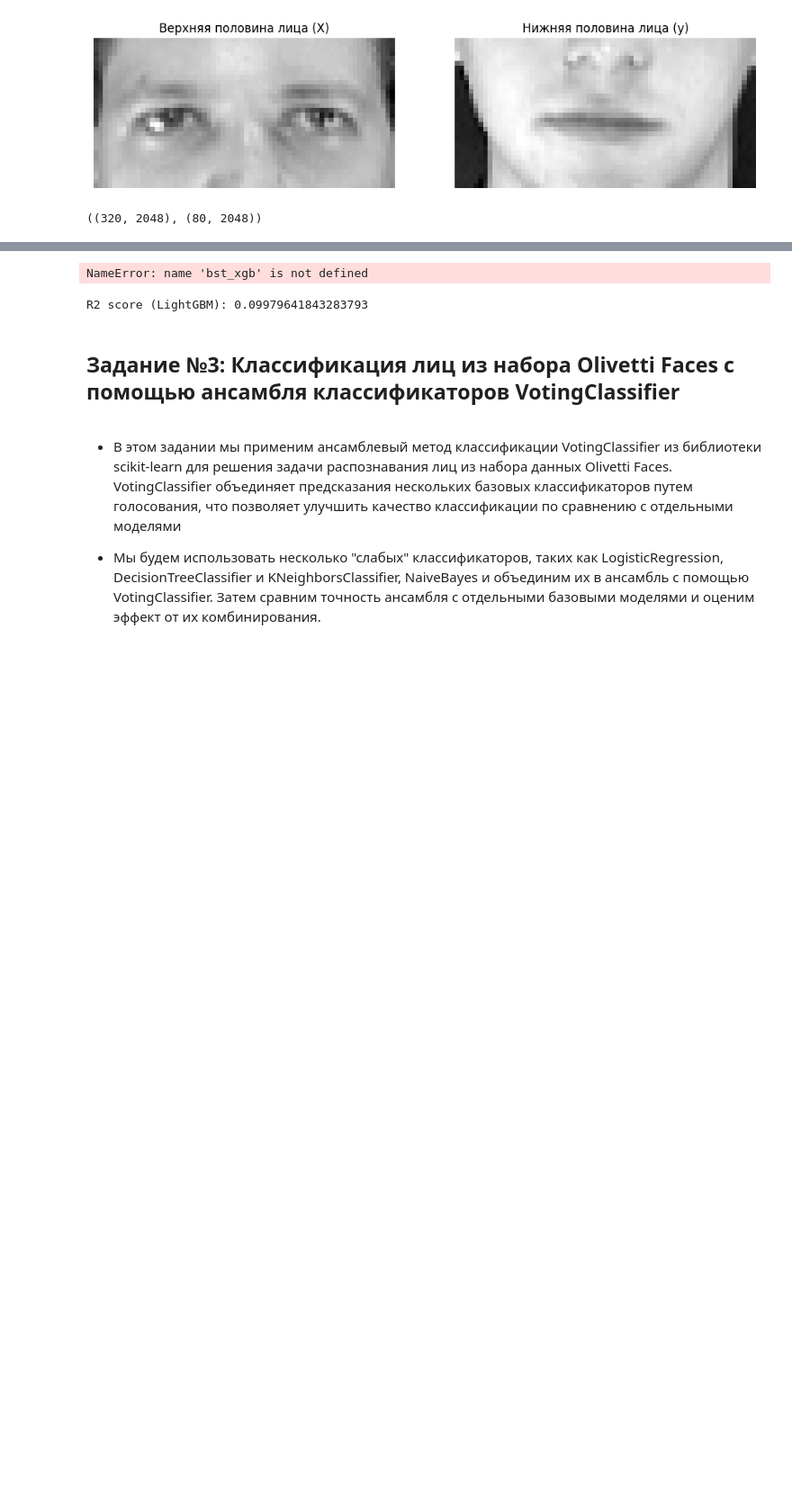
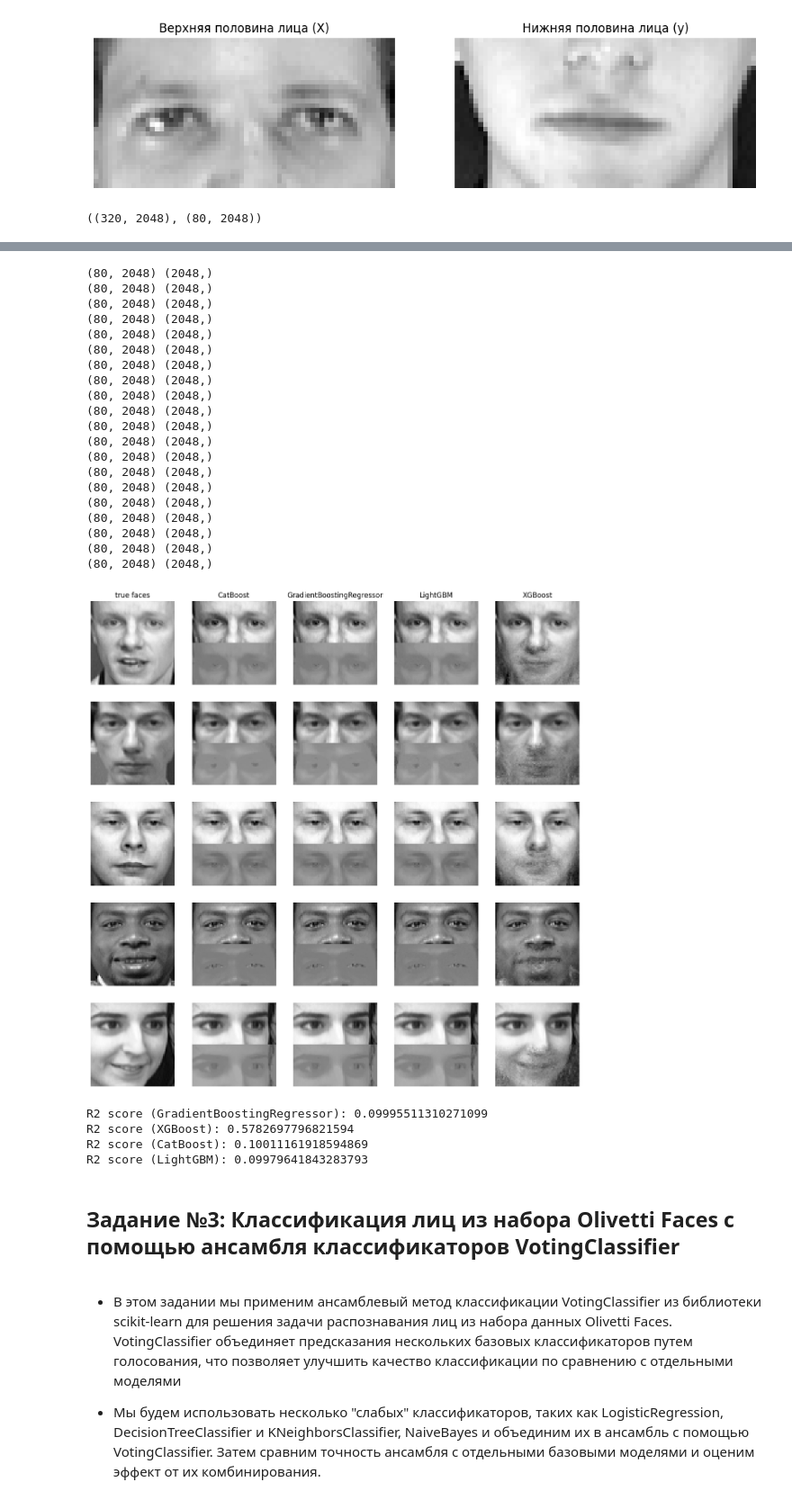
Before and after one commit to GDVevo/ml_uni, a Jupyter notebook: Практическая_работа_№9_Ансамблевые_методы_в_машинном_обучении.ipynb, the cells around one changed output, grey strips where cells are left out. Shown at 90% size. Saved outputs shown, nothing was run; the diff lists cells and outputs as text; code cells hidden in the pictures; blank space fills up the shorter version.

```diff
--- a/Практическая_работа_№9_Ансамблевые_методы_в_машинном_обучении.ipynb
+++ b/Практическая_работа_№9_Ансамблевые_методы_в_машинном_обучении.ipynb
@@ -369,43 +368,71 @@ plt.figure(figsize=(3 * n_cols, 3 * n_faces))
 
 
 for i in range(5):
     true_face = np.hstack((X_test[i], y_test[i]))
 
     if i:
         sub = plt.subplot(n_faces, n_cols, i * n_cols + 1)
     else:
         sub = plt.subplot(n_faces, n_cols, i * n_cols + 1, title="true faces")
 
     sub.axis("off")
     sub.imshow(
         true_face.reshape(image_shape), cmap=plt.cm.gray, interpolation="nearest"
     )
 
     for j, est in enumerate(sorted(ESTIMATORS)):
-        completed_face = np.hstack((X_test[i], pred_test[est][i]))
+        if pred_test[est].shape != (80, 2048):
+          pred = pred_test[est].reshape(80,2048)
+        else:
+          pred = pred_test[est]
+        print(pred.shape, X_test[i].shape)
+        completed_face = np.hstack((X_test[i], pred[i]))
 
         if i:
             sub = plt.subplot(n_faces, n_cols, i * n_cols + 2 + j)
 
         else:
             sub = plt.subplot(n_faces, n_cols, i * n_cols + 2 + j, title=est)
 
         sub.axis("off")
         sub.imshow(
             completed_face.reshape(image_shape),
             cmap=plt.cm.gray,
             interpolation="nearest",
         )
 # %% [output]
-NameError: name 'bst_xgb' is not defined
+(80, 2048) (2048,)
+(80, 2048) (2048,)
+(80, 2048) (2048,)
+(80, 2048) (2048,)
+(80, 2048) (2048,)
+(80, 2048) (2048,)
+(80, 2048) (2048,)
+(80, 2048) (2048,)
+(80, 2048) (2048,)
+(80, 2048) (2048,)
+(80, 2048) (2048,)
+(80, 2048) (2048,)
+(80, 2048) (2048,)
+(80, 2048) (2048,)
+(80, 2048) (2048,)
+(80, 2048) (2048,)
+(80, 2048) (2048,)
+(80, 2048) (2048,)
+(80, 2048) (2048,)
+(80, 2048) (2048,)
+[figure, added]
 # %%
 from sklearn.metrics import r2_score
 for i in pred_test.keys():
-  # print(y_test.shape)
-  # print(pred_test[i].shape)
-  # print(i)
-  print(f"R2 score ({i}): {r2_score(y_test.reshape(-1,1), pred_test[i])}")
+  if y_test.shape != pred_test[i].shape:
+    print(f"R2 score ({i}): {r2_score(y_test.reshape(-1,1), pred_test[i])}")
+  else:
+    print(f"R2 score ({i}): {r2_score(y_test, pred_test[i])}")
 # %% [output]
+R2 score (GradientBoostingRegressor): 0.09995511310271099
+R2 score (XGBoost): 0.5782697796821594
+R2 score (CatBoost): 0.10011161918594869
 R2 score (LightGBM): 0.09979641843283793
 # %% [markdown]
 ## **Задание №3: Классификация лиц из набора Olivetti Faces с помощью ансамбля классификаторов VotingClassifier**
```
Also changed, not shown: parts of 3 cells of this notebook.
